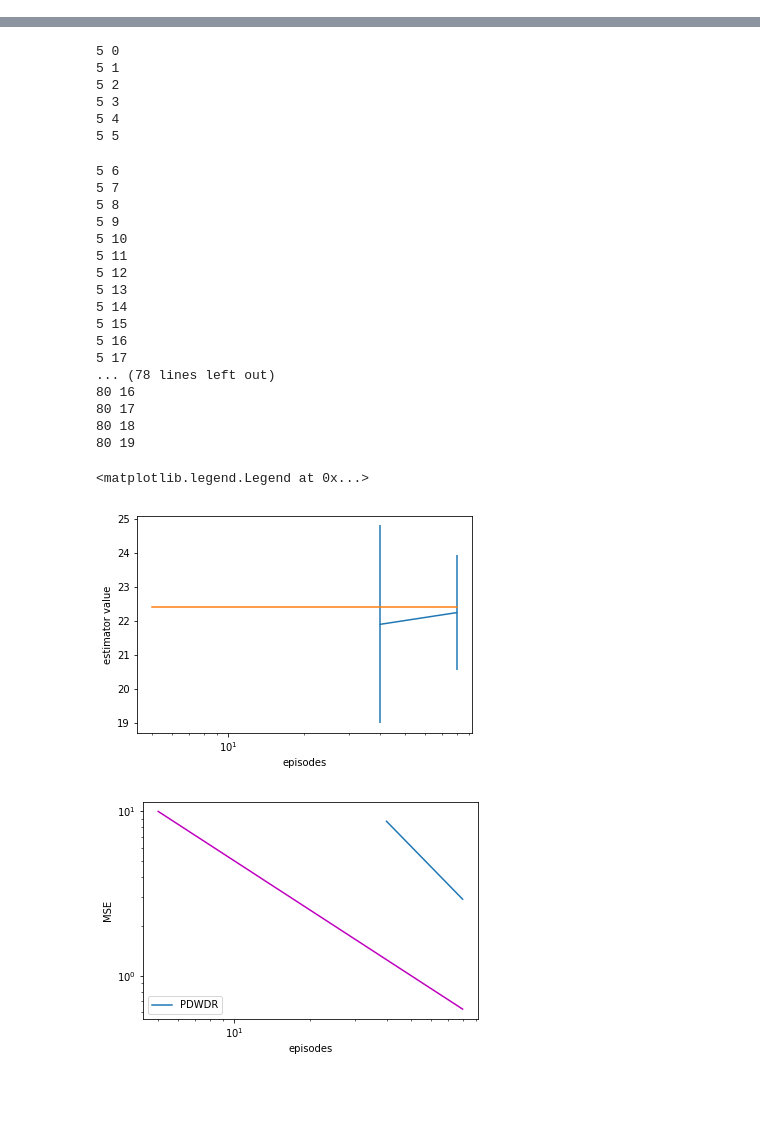
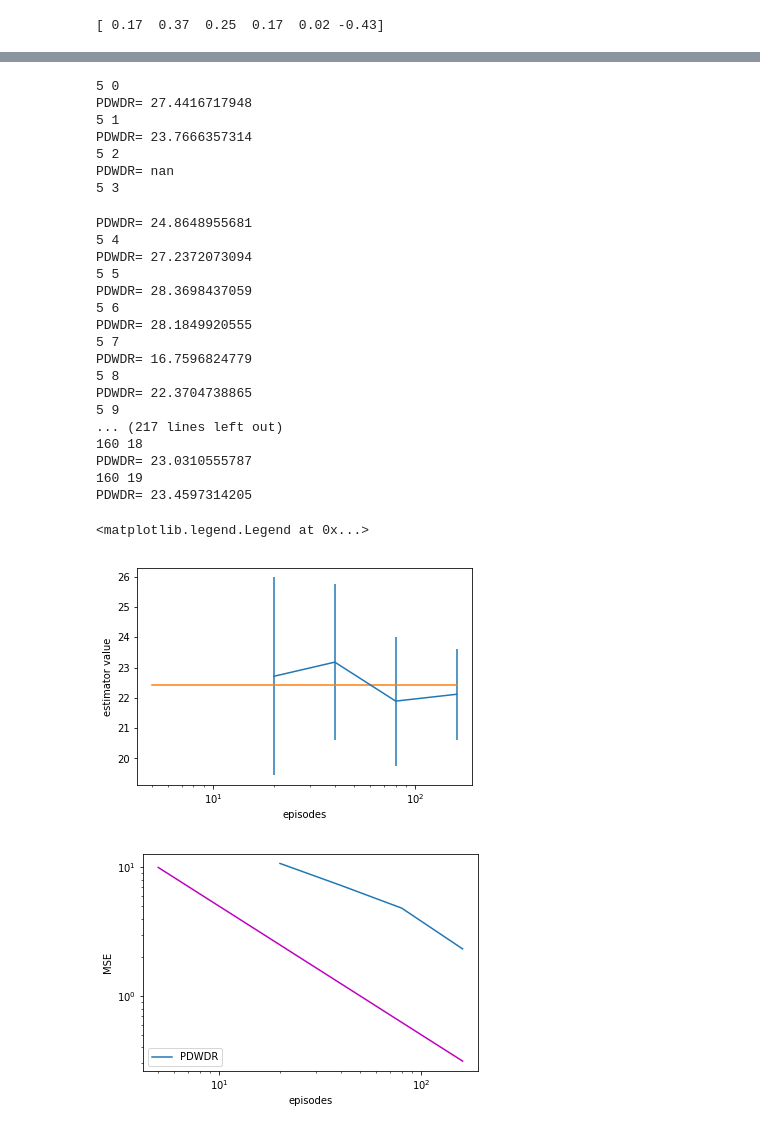
Before and after one commit to wihl/cs282-f17-xuefeng-yi-david, a Jupyter notebook: playground/autograd/autogradgrid.ipynb, the cells around one changed output, grey strips where cells are left out. Saved outputs shown, nothing was run; the diff lists cells and outputs as text; code cells hidden in the pictures; blank space fills up the shorter version.

```diff
--- a/playground/autograd/autogradgrid.ipynb
+++ b/playground/autograd/autogradgrid.ipynb
@@ -38,3 +58,7 @@ Trained loss: 0.389007543156
+# %%
+print (weights)
+# %% [output]
+[ 0.17  0.37  0.25  0.17  0.02 -0.43]
 # %%
 %matplotlib inline
 # general imports
@@ -284,7 +308,7 @@ plt.show()
 # Off-policy evaluation part #
 # -------------------------- #
 
-episode_count__list = [ 5, 10, 20, 40, 80] #, 160, 360, 640, 1280, 2560 ]
+episode_count__list = [ 5, 10, 20, 40, 80, 160]#, 360, 640, 1280, 2560 ]
 num_of_tests = 20
 epsilon = 0.2
 pi_optimal1 = np.argmax( Q_table1, axis = 1 )
@@ -301,6 +325,8 @@ pi_eps_greedy2 = pi_optimal2 * ( 1 - epsilon ) + epsilon / 4
 pi_behavior2 = pi_eps_greedy2
 pi_eval2 = pi_optimal2
 
+
+
 #pi_behavior = pi_random
 #pi_eval = pi_random
 
@@ -315,6 +341,9 @@ PDWDR__list__list = []
 max_task_iter = 100
 rmax = task.get_max_reward()
 
+# XXX
+# training_gradient_fun = grad(training_loss)
+
 for episode_count in episode_count__list:
 #     IS__list = []
 #     PDIS__list = []
@@ -322,6 +351,7 @@ for episode_count in episode_count__list:
 #     WIS__list = []
 #     PDWIS__list = []
     PDWDR__list = []
+    ACTION_CHOSEN = []
     for test_count in range(num_of_tests):
         global_task_iter = 0
         states_sequence = []
@@ -337,7 +367,8 @@ for episode_count in episode_count__list:
             # Start the task
             task.reset()
             state = task.observe()
-            action = np.random.choice( 4, 1, p = pi_behavior1[ state, : ] )[0] # TODO
+            action1 = np.random.choice( 4, 1, p = pi_behavior1[ state, : ] )[0]
+            action2 = np.random.choice( 4, 1, p = pi_behavior2[ state, : ] )[0]
             episode_reward_list = []
             task_iter = 0
 
@@ -345,8 +376,18 @@ for episode_count in episode_count__list:
             while task_iter < max_task_iter:
                 global_task_iter += 1
                 task_iter = task_iter + 1
-                new_state, reward = task.perform_action( action )
-                new_action = np.random.choice( 4, 1, p = pi_behavior1[ new_state, : ] )[0]  # TODO
+                # choose action between action1 and action2
+                if True: #(logistic_predictions(weights,inputs) > 0.5):
+                    #print ("action 1")
+                    action = new_action1
+                else:
+                    #print ("action 2")
+                    action = new_action2
+                new_state, reward = task.perform_action( action ) # TODO
+                new_action1 = np.random.choice( 4, 1, p = pi_behavior1[ new_state, : ] )[0]
+                new_action2 = np.random.choice( 4, 1, p = pi_behavior2[ new_state, : ] )[0]
+                #weights -= training_gradient_fun(weights) * 0.01
+
 
                 # Cases for the different algorithms
                 transition_count_table , reward_value_table = update_count_table( transition_count_table , reward_value_table , state , action , new_state , reward )
@@ -363,7 +404,7 @@ for episode_count in episode_count__list:
                     break
                 else:
                     state = new_state
-                    action = new_action
+                    action = new_action1 # TODO
 
 
         MDP = build_MDP_RMAX( transition_count_table , reward_value_table , rmax , gamma1 )
@@ -393,7 +434,18 @@ for episode_count in episode_count__list:
         PDWDR, ite = rlfun.off_policy_per_decision_weighted_doubly_robust(
             states_sequence, actions_sequence, rewards_sequence,
             fence_posts, gamma1, pi_eval1, pi_behavior1, V, Q, state_count,
-            action_count) # TODO
+            action_count)
+        # XXX
+# def training_loss(weights):
+#     # Training loss is the negative log-likelihood of the training labels.
+#     preds = logistic_predictions(weights, inputs)
+#     label_probabilities = preds * targets + (1 - preds) * (1 - targets)
+#     return -np.sum(np.log(label_probabilities))
+
+#         training_gradient_fun = grad(training_loss)
+
+#         weights -= training_gradient_fun(weights) * 0.01
+
 #         IS__list += [ IS ]
 #         PDIS__list += [ PDIS ]
 #         PDDR__list += [ PDDR ]
@@ -440,47 +492,48 @@ plt.ylabel('estimator value')
 # PDIS__squared_error = (PDIS__list__list - actual_policy_value)**2
 # PDDR__squared_error = (PDDR__list__list - actual_policy_value)**2
 # WIS__squared_error = (WIS__list__list - actual_policy_value)**2
 # PDWIS__squared_error = (PDWIS__list__list - actual_policy_value)**2
 PDWDR__squared_error = (PDWDR__list__list - actual_policy_value)**2
 plt.figure()
 # plt.plot( episode_count__list, np.mean(IS__squared_error, axis = 1 ), label = 'IS' )
 # plt.plot( episode_count__list, np.mean(PDIS__squared_error, axis = 1 ), label = 'PDIS' )
 # plt.plot( episode_count__list, np.mean(PDDR__squared_error, axis = 1 ), label = 'PDDR' )
 # plt.plot( episode_count__list, np.mean(WIS__squared_error, axis = 1 ), label = 'WIS' )
 # plt.plot( episode_count__list, np.mean(PDWIS__squared_error, axis = 1 ), label = 'PDWIS' )
 plt.plot( episode_count__list, np.mean(PDWDR__squared_error, axis = 1 ), label = 'PDWDR' )
 plt.plot( episode_count__list, 50*(np.array(episode_count__list)+0.0)**-1, 'm' )
 plt.xscale('log')
 plt.yscale('log')
 plt.xlabel('episodes')
 plt.ylabel('MSE')
 plt.legend( loc = 3 )
 # %% [output]
 [figure]
 [figure]
 5 0
+PDWDR= 27.4416717948
 5 1
+PDWDR= 23.7666357314
 5 2
+PDWDR= nan
 5 3
-5 4
-5 5
+PDWDR= 24.8648955681
+5 4
+PDWDR= 27.2372073094
+5 5
+PDWDR= 28.3698437059
 5 6
+PDWDR= 28.1849920555
 5 7
+PDWDR= 16.7596824779
 5 8
+PDWDR= 22.3704738865
 5 9
-5 10
-5 11
-5 12
-5 13
-5 14
-5 15
-5 16
-5 17
-... (78 lines left out)
-80 16
-80 17
-80 18
-80 19
+... (217 lines left out)
+160 18
+PDWDR= 23.0310555787
+160 19
+PDWDR= 23.4597314205
 <matplotlib.legend.Legend at 0x...>
-[figure, old version]
+[figure, new version]
-[figure, old version]
+[figure, new version]
```
Also changed, not shown: parts of 7 cells of this notebook, 2 other files.
